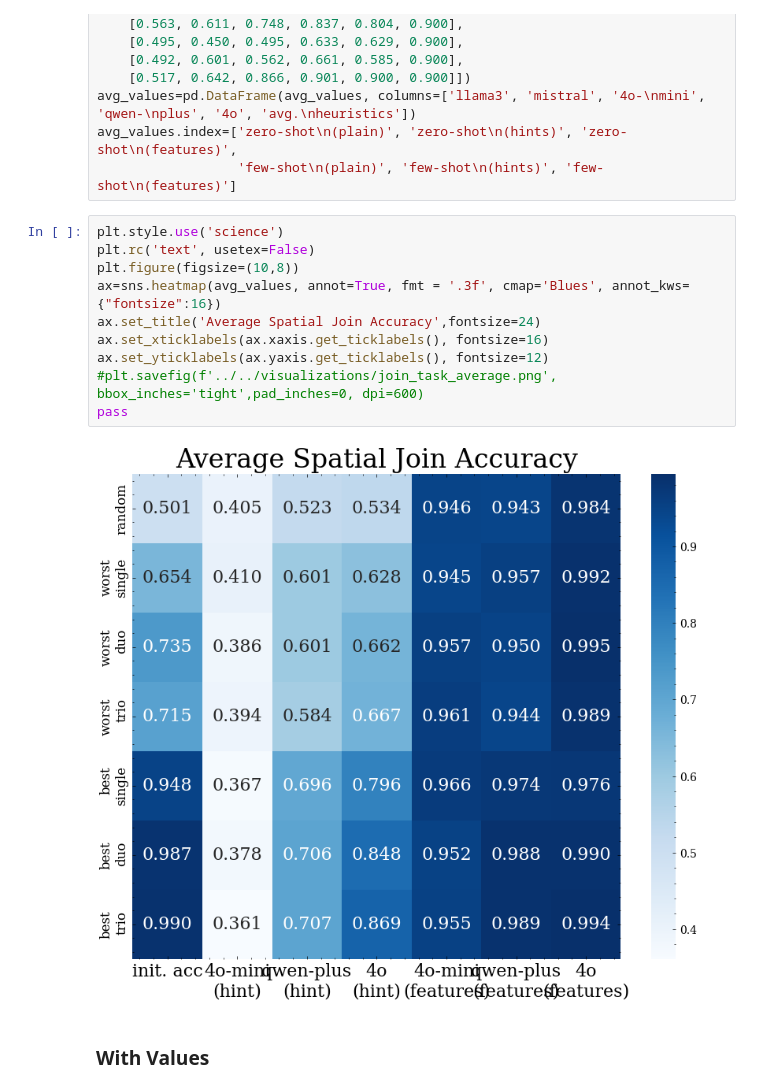
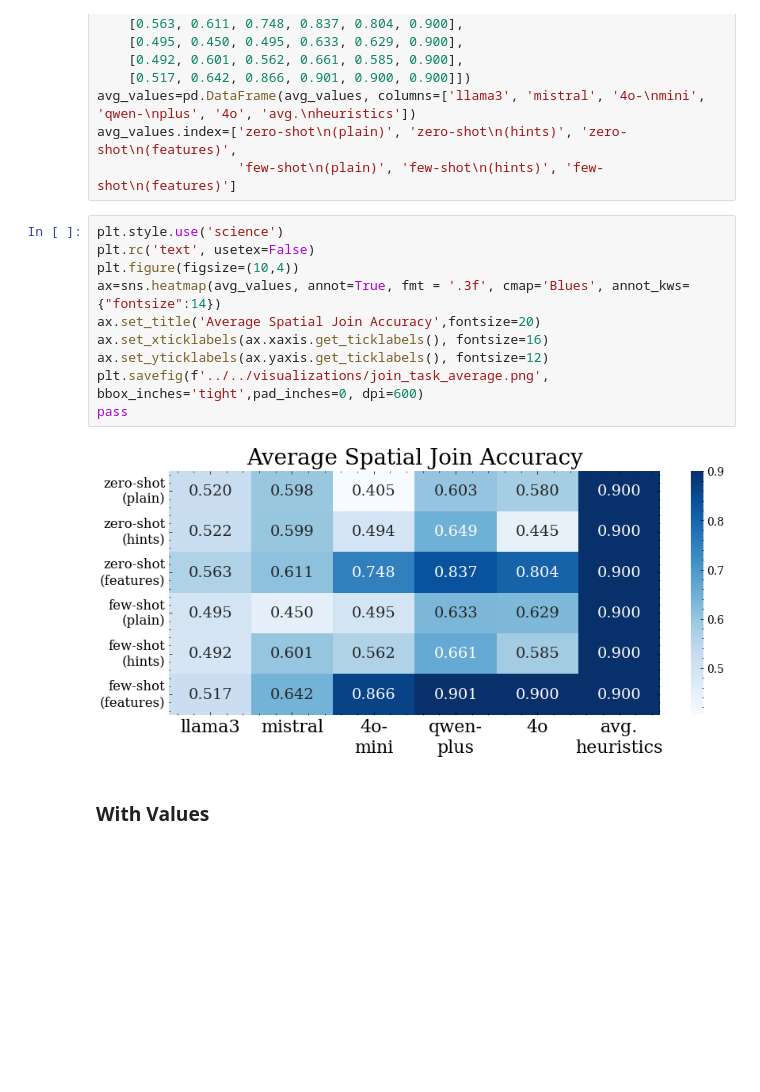
Before and after one commit to BeanHam/2024-spatial-data-integration, a Jupyter notebook: join_task/inference_results/vis_llm_results.ipynb, the cells around one changed output. Saved outputs shown, nothing was run; the diff lists cells and outputs as text; blank space fills up the shorter version.

Commit message:
updated visualizations

```diff
--- a/join_task/inference_results/vis_llm_results.ipynb
+++ b/join_task/inference_results/vis_llm_results.ipynb
@@ -53,15 +53,15 @@ avg_values.index=['zero-shot\n(plain)', 'zero-shot\n(hints)', 'zero-shot\n(featu
 # %%
 plt.style.use('science')
 plt.rc('text', usetex=False)
-plt.figure(figsize=(10,8))
-ax=sns.heatmap(avg_values, annot=True, fmt = '.3f', cmap='Blues', annot_kws={"fontsize":16})
-ax.set_title('Average Spatial Join Accuracy',fontsize=24)
+plt.figure(figsize=(10,4))
+ax=sns.heatmap(avg_values, annot=True, fmt = '.3f', cmap='Blues', annot_kws={"fontsize":14})
+ax.set_title('Average Spatial Join Accuracy',fontsize=20)
 ax.set_xticklabels(ax.xaxis.get_ticklabels(), fontsize=16)
 ax.set_yticklabels(ax.yaxis.get_ticklabels(), fontsize=12)
-#plt.savefig(f'../../visualizations/join_task_average.png', bbox_inches='tight',pad_inches=0, dpi=600)
+plt.savefig(f'../../visualizations/join_task_average.png', bbox_inches='tight',pad_inches=0, dpi=600)
 pass
 # %% [output]
-[figure, old version]
+[figure, new version]
 # %% [markdown]
 ### With Values
 # %%
```
Also changed, not shown: 8 other files.
